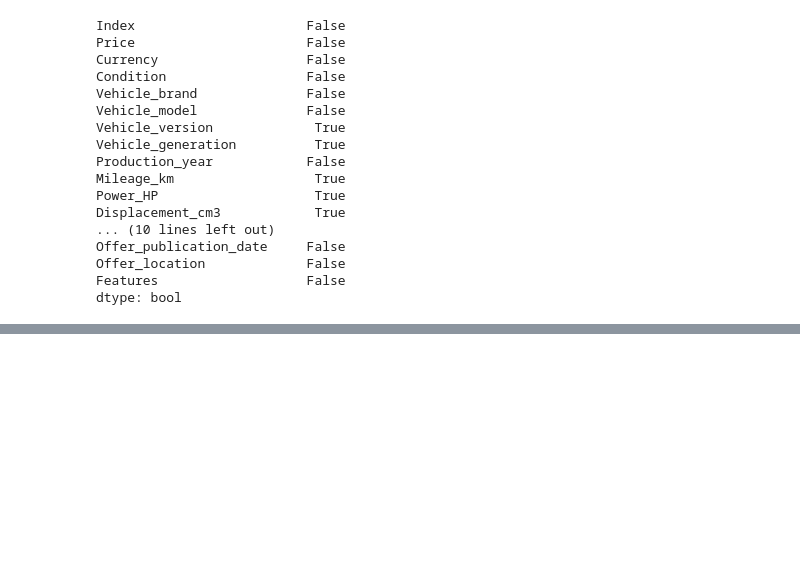
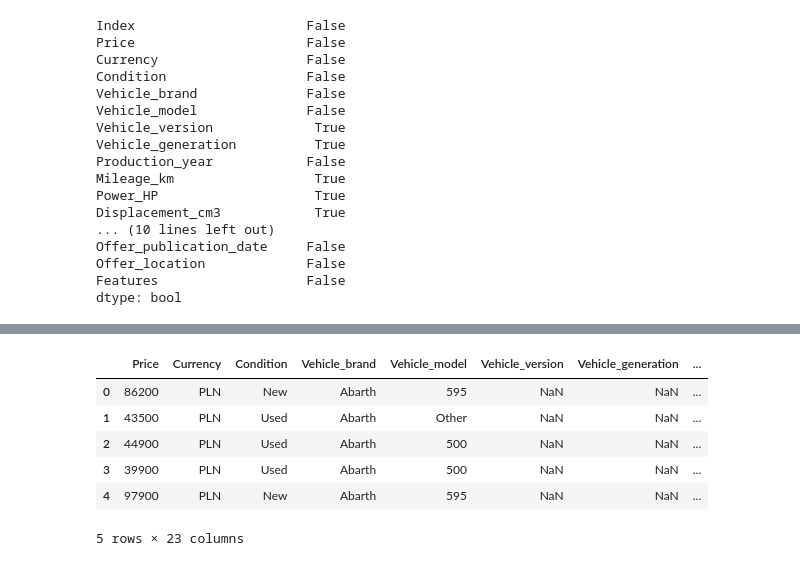
Before and after one commit to w12rr/suml, a Jupyter notebook: project-suml/jupyter.ipynb, the cells around one changed output, grey strips where cells are left out. Saved outputs shown, nothing was run; the diff lists cells and outputs as text; code cells hidden in the pictures; blank space fills up the shorter version.

```diff
--- a/project-suml/jupyter.ipynb
+++ b/project-suml/jupyter.ipynb
@@ -118,2 +102,11 @@ df.head(20)
 # %%
 df = df.drop(columns=['Index', 'Offer_location'])
+df.head()
+# %% [output]
+|  | Price | Currency | Condition | Vehicle_brand | Vehicle_model | Vehicle_version | Vehicle_generation | ... |
+| 0 | 86200 | PLN | New | Abarth | 595 | NaN | NaN | ... |
+| 1 | 43500 | PLN | Used | Abarth | Other | NaN | NaN | ... |
+| 2 | 44900 | PLN | Used | Abarth | 500 | NaN | NaN | ... |
+| 3 | 39900 | PLN | Used | Abarth | 500 | NaN | NaN | ... |
+| 4 | 97900 | PLN | New | Abarth | 595 | NaN | NaN | ... |
+5 rows × 23 columns
```
Also changed, not shown: parts of 6 cells of this notebook.
